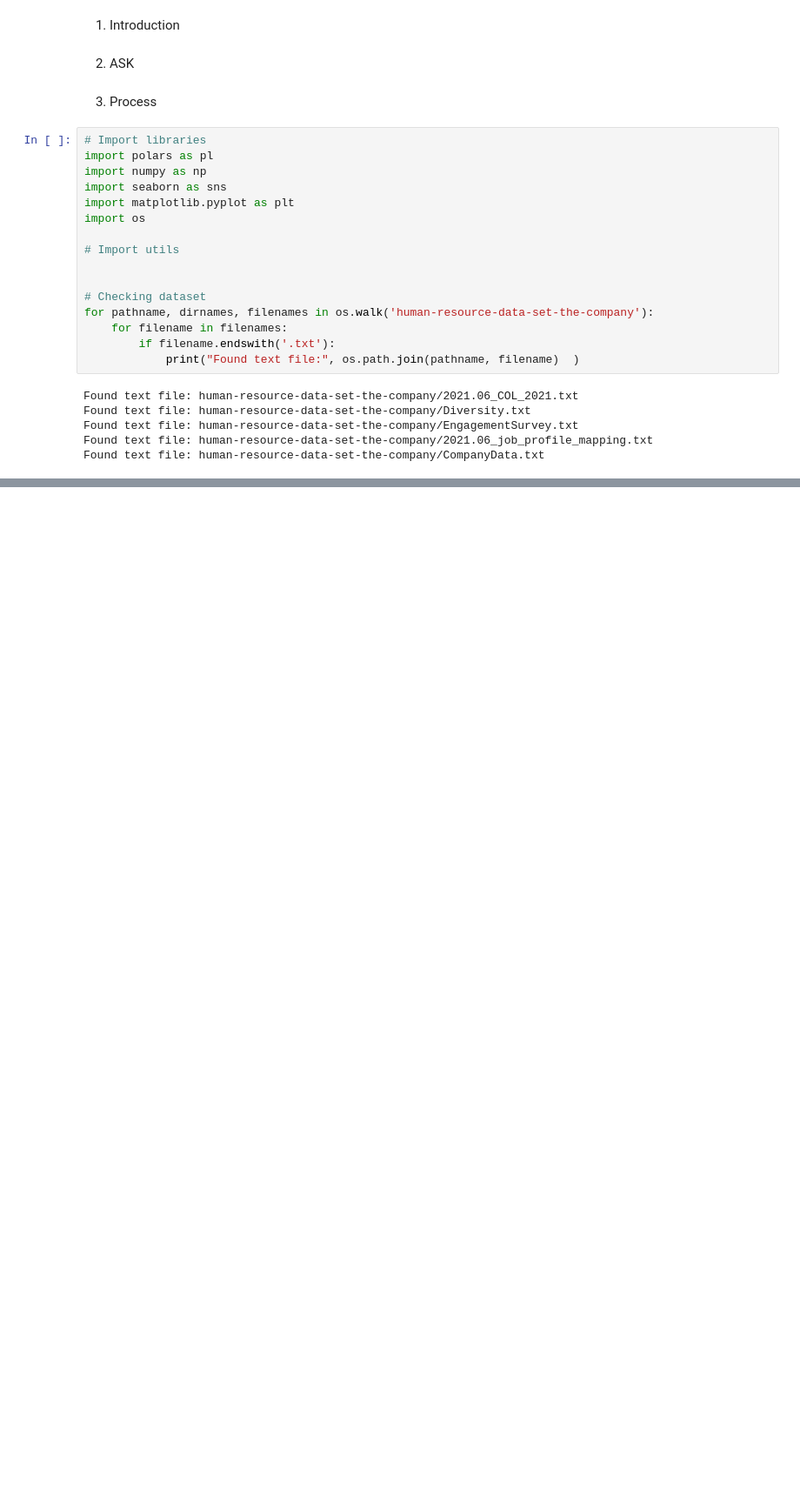
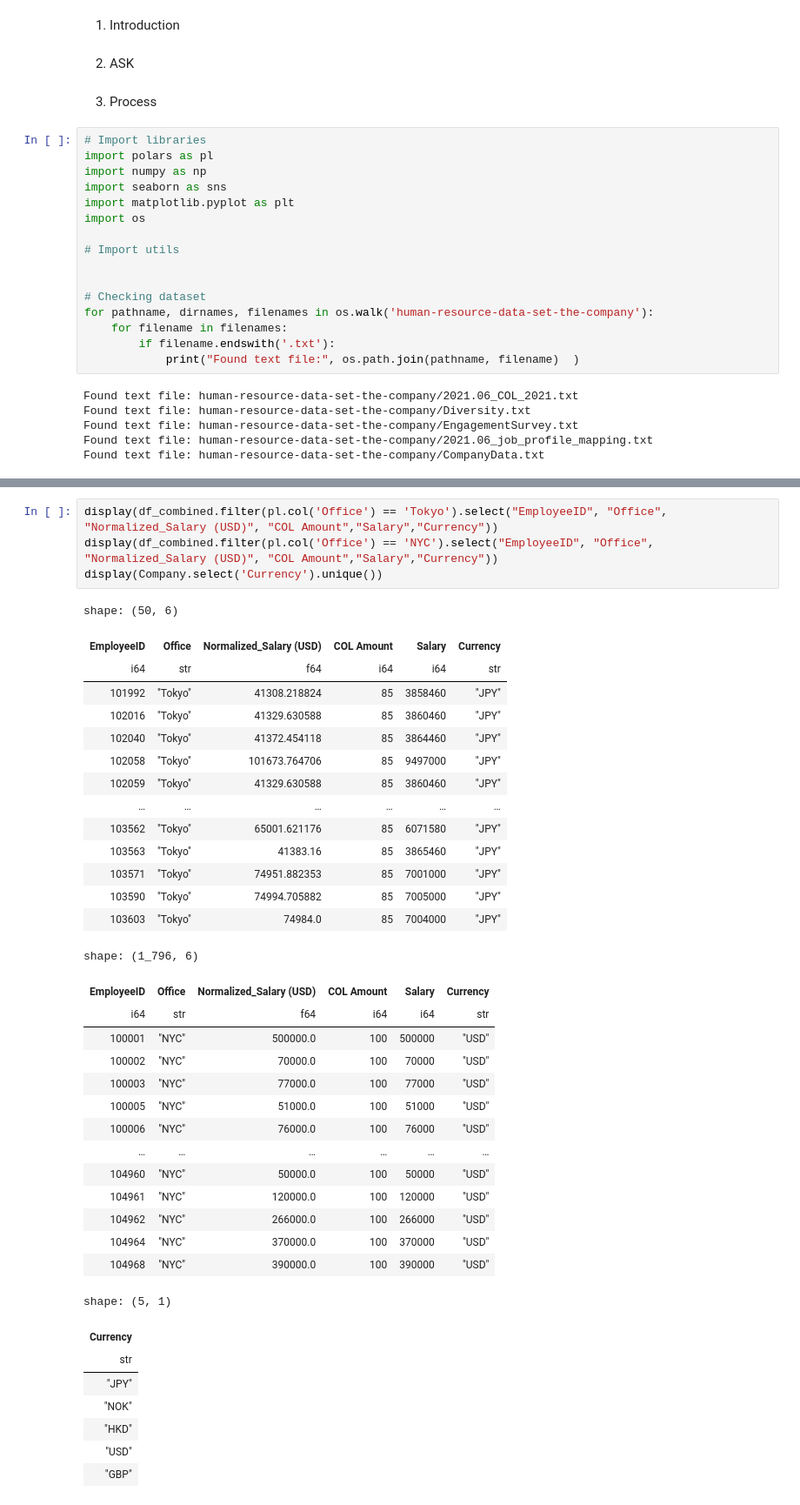
Before and after one commit to LeonTran29/Human_Resource_Data_Set_-TheCompany-, a Jupyter notebook: Process.ipynb, the cells around one changed output, grey strips where cells are left out. Shown: that part at 87% size. Saved outputs shown, nothing was run; the diff lists cells and outputs as text; blank space fills up the shorter version.

```diff
--- a/Process.ipynb
+++ b/Process.ipynb
@@ -123,0 +304,41 @@ shape: (4_969, 25)
+# %%
+display(df_combined.filter(pl.col('Office') == 'Tokyo').select("EmployeeID", "Office", "Normalized_Salary (USD)", "COL Amount","Salary","Currency"))
+display(df_combined.filter(pl.col('Office') == 'NYC').select("EmployeeID", "Office", "Normalized_Salary (USD)", "COL Amount","Salary","Currency"))
+display(Company.select('Currency').unique())
+# %% [output]
+shape: (50, 6)
+| EmployeeID | Office | Normalized_Salary (USD) | COL Amount | Salary | Currency |
+| i64 | str | f64 | i64 | i64 | str |
+| 101992 | "Tokyo" | 41308.218824 | 85 | 3858460 | "JPY" |
+| 102016 | "Tokyo" | 41329.630588 | 85 | 3860460 | "JPY" |
+| 102040 | "Tokyo" | 41372.454118 | 85 | 3864460 | "JPY" |
+| 102058 | "Tokyo" | 101673.764706 | 85 | 9497000 | "JPY" |
+| 102059 | "Tokyo" | 41329.630588 | 85 | 3860460 | "JPY" |
+| … | … | … | … | … | … |
+| 103562 | "Tokyo" | 65001.621176 | 85 | 6071580 | "JPY" |
+| 103563 | "Tokyo" | 41383.16 | 85 | 3865460 | "JPY" |
+| 103571 | "Tokyo" | 74951.882353 | 85 | 7001000 | "JPY" |
+| 103590 | "Tokyo" | 74994.705882 | 85 | 7005000 | "JPY" |
+| 103603 | "Tokyo" | 74984.0 | 85 | 7004000 | "JPY" |
+shape: (1_796, 6)
+| EmployeeID | Office | Normalized_Salary (USD) | COL Amount | Salary | Currency |
+| i64 | str | f64 | i64 | i64 | str |
+| 100001 | "NYC" | 500000.0 | 100 | 500000 | "USD" |
+| 100002 | "NYC" | 70000.0 | 100 | 70000 | "USD" |
+| 100003 | "NYC" | 77000.0 | 100 | 77000 | "USD" |
+| 100005 | "NYC" | 51000.0 | 100 | 51000 | "USD" |
+| 100006 | "NYC" | 76000.0 | 100 | 76000 | "USD" |
+| … | … | … | … | … | … |
+| 104960 | "NYC" | 50000.0 | 100 | 50000 | "USD" |
+| 104961 | "NYC" | 120000.0 | 100 | 120000 | "USD" |
+| 104962 | "NYC" | 266000.0 | 100 | 266000 | "USD" |
+| 104964 | "NYC" | 370000.0 | 100 | 370000 | "USD" |
+| 104968 | "NYC" | 390000.0 | 100 | 390000 | "USD" |
+shape: (5, 1)
+| Currency |
+| str |
+| "JPY" |
+| "NOK" |
+| "HKD" |
+| "USD" |
+| "GBP" |
```
Also changed, not shown: parts of 9 cells of this notebook.
